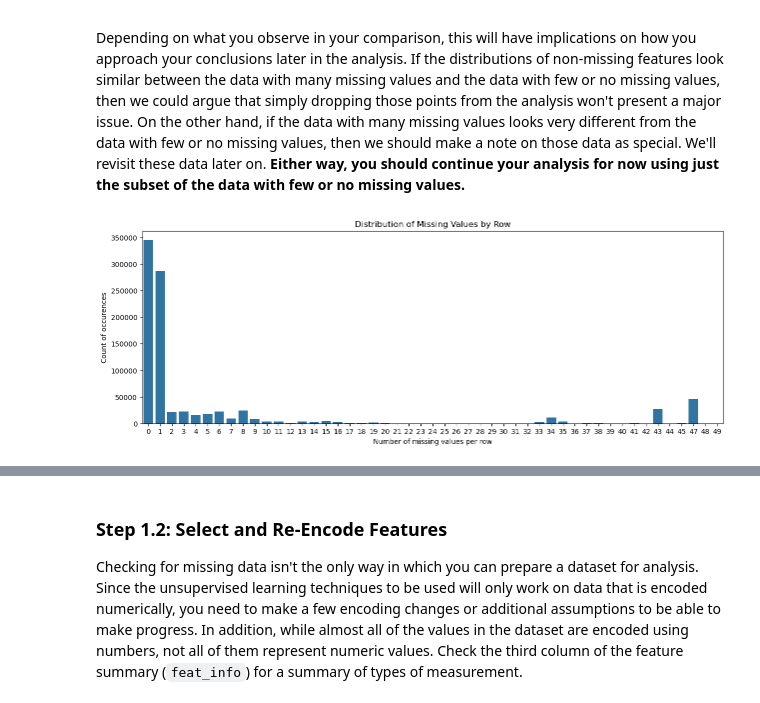
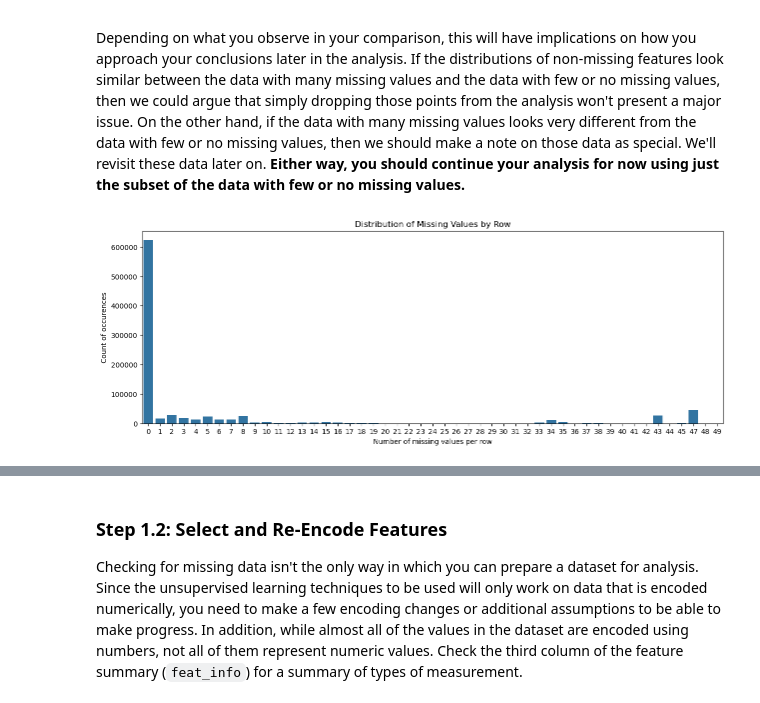
Before and after one commit to rykertracy/Unsupervised_Learning_Project, a Jupyter notebook: Identify_Customer_Segments_Tracy.ipynb, the cells around one changed output, grey strips where cells are left out. Drawn from its saved outputs; the diff is of its cells as text; code cells hidden in the pictures.

```diff
--- a/Identify_Customer_Segments_Tracy.ipynb
+++ b/Identify_Customer_Segments_Tracy.ipynb
@@ -159,0 +146,10 @@ missing.head(10)
+# %%
+# Investigate patterns in the amount of missing data in each column
+plt.figure(figsize=(20,5))
+missing_percent = (gen_pop.isna().sum() / len(gen_pop) * 100)
+missing_percent = missing_percent.sort_values(ascending=False)
+missing_percent.plot(kind='bar', color='tab:gray')
+plt.title('Percentage of Missing Values per Column')
+plt.ylabel('Percent Missing Values')
+plt.xlabel('Column/Variable Name')
+plt.show()
@@ -160,4 +158,11 @@ missing.head(10)
 # %%
 # Remove the outlier columns from the dataset. (You'll perform other data
 # engineering tasks such as re-encoding and imputation later.)
-gen_data = gen_pop.drop(columns=['AGER_TYP', 'GEBURTSJAHR', 'TITEL_KZ', 'ALTER_HH', 'KK_KUNDENTYP', 'KBA05_GBZ'])
+threshold = 20
+drop_cols_p = []
+for col in missing_percent.index:
+    if missing_percent[col] > threshold:
+        drop_cols_p.append(col)
+
+print(f'The following columns have more than 20% missing values and will be dropped from data: {drop_cols_p}')
+gen_pop.drop(columns=drop_cols_p, inplace=True)
@@ -177,16 +184,16 @@ In order to know what to do with the outlier rows, we should see if the distribu
 Depending on what you observe in your comparison, this will have implications on how you approach your conclusions later in the analysis. If the distributions of non-missing features look similar between the data with many missing values and the data with few or no missing values, then we could argue that simply dropping those points from the analysis won't present a major issue. On the other hand, if the data with many missing values looks very different from the data with few or no missing values, then we should make a note on those data as special. We'll revisit these data later on. **Either way, you should continue your analysis for now using just the subset of the data with few or no missing values.**
 # %%
 # How much data is missing in each row of the dataset?
-missing_row = gen_data.isna().sum(axis=1)
+missing_row = gen_pop.isna().sum(axis=1)
 plt.figure(figsize=(15,5))
 sns.countplot(x=missing_row)
 #missing_row.hist(bins=max(missing_row), grid=False)
 plt.title('Distribution of Missing Values by Row')
 plt.xlabel('Number of missing values per row')
 plt.ylabel('Count of occurences')
 plt.show()
 # %% [output]
-[figure, old version]
+[figure, new version]
 # %%
 # Write code to divide the data into two subsets based on the number of missing
 # values in each row.
```
Also changed, not shown: parts of 70 cells of this notebook.
